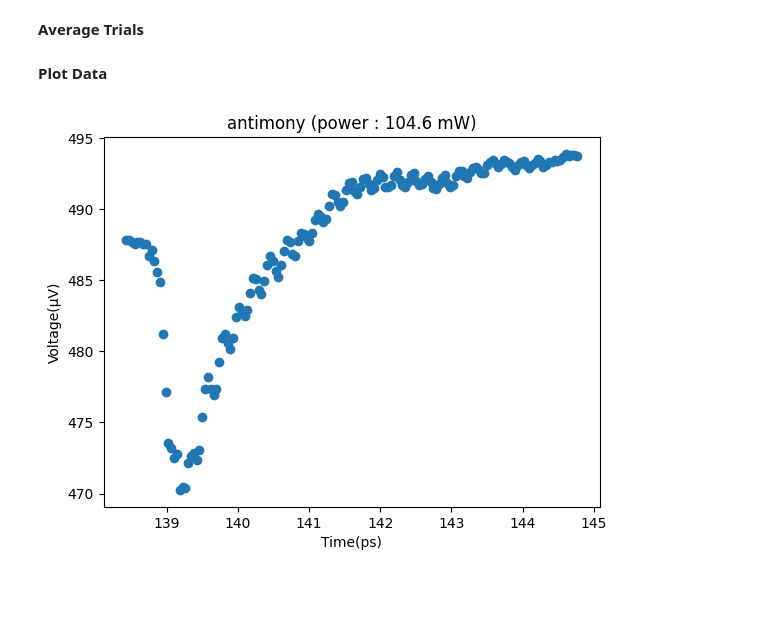
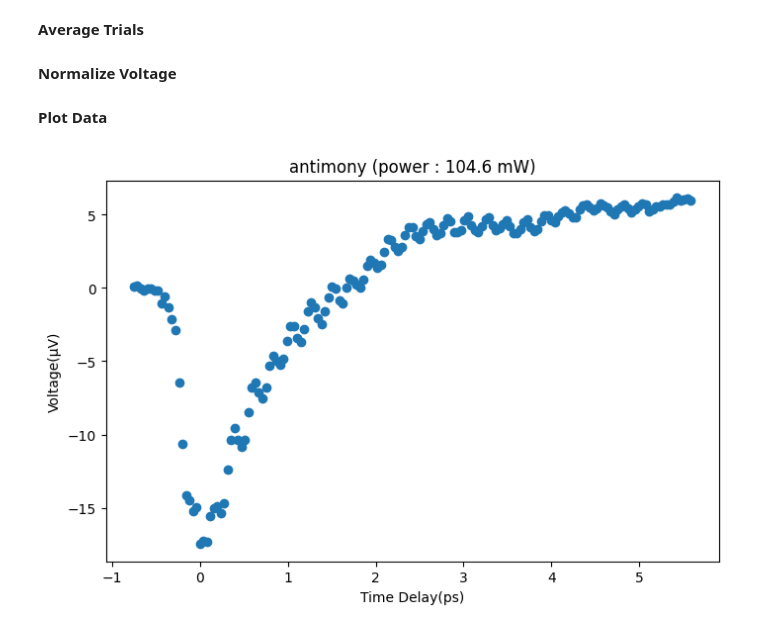
Before and after one commit to nwillen50/Physics_191, a Jupyter notebook: Ultrafast Laser Spectroscopy/Coherent Phonon Generation/solo_phonon_graphs.ipynb, the cells around one changed output. Drawn from its saved outputs; the diff is of its cells as text; code cells hidden in the pictures; blank space fills up the shorter version.

Commit message:
graphs

```diff
--- a/Ultrafast Laser Spectroscopy/Coherent Phonon Generation/solo_phonon_graphs.ipynb
+++ b/Ultrafast Laser Spectroscopy/Coherent Phonon Generation/solo_phonon_graphs.ipynb
@@ -31,10 +32,10 @@ if metal == "antimony":
 **Create Arrays**
 # %%
 position = df["Position(mm)"]
-voltage = df["Voltage(V)"]
+voltage_all = df["Voltage(V)"]
 time = 2 * (position / 10**3) / c
 # Convert voltage from volts to microvolts (10^-6)
-voltage = voltage * 10**6
+voltage_all = voltage_all * 10**6
 
 # Convert time from seconds to picoseconds (10^-12)
 time = time * 10**12
@@ -43,17 +44,30 @@ time = time * 10**12
 # %%
 # Separate and average trial runs for each power and each sample
 
-average_voltage = voltage.groupby(voltage.index % trial_len).mean().reset_index(drop=True)
-time_trunc = time[ : trial_len]
+voltage = voltage_all.groupby(voltage_all.index % trial_len).mean().reset_index(drop=True)
+time = time[ : trial_len] # Cut time to one trial
+
+t0_idx = np.argmin(voltage)
+t0 = time[t0_idx]
+time -= t0
+# %% [markdown]
+**Normalize Voltage**
+# %%
+baseline_num = 5
+baseline = voltage[:baseline_num+1].mean()
+
+voltage -= baseline
 # %% [markdown]
 **Plot Data**
 # %%
-plt.figure()
-plt.scatter(time_trunc, average_voltage)
-plt.xlabel("Time(ps)")
+fig = plt.figure(figsize=(8,5))
+plt.scatter(time, voltage)
+plt.xlabel("Time Delay(ps)")
 plt.ylabel(f"Voltage(\u00B5V)")
 plt.title(f"{metal} (power : {power} mW)")
 
+# fig.savefig(f"antimony_raw.pdf", dpi=300, bbox_inches="tight")
+
 plt.show()
 # %% [output]
-[figure, old version]
+[figure, new version]
```
Also changed, not shown: parts of 1 cell of this notebook, 35 other files.
